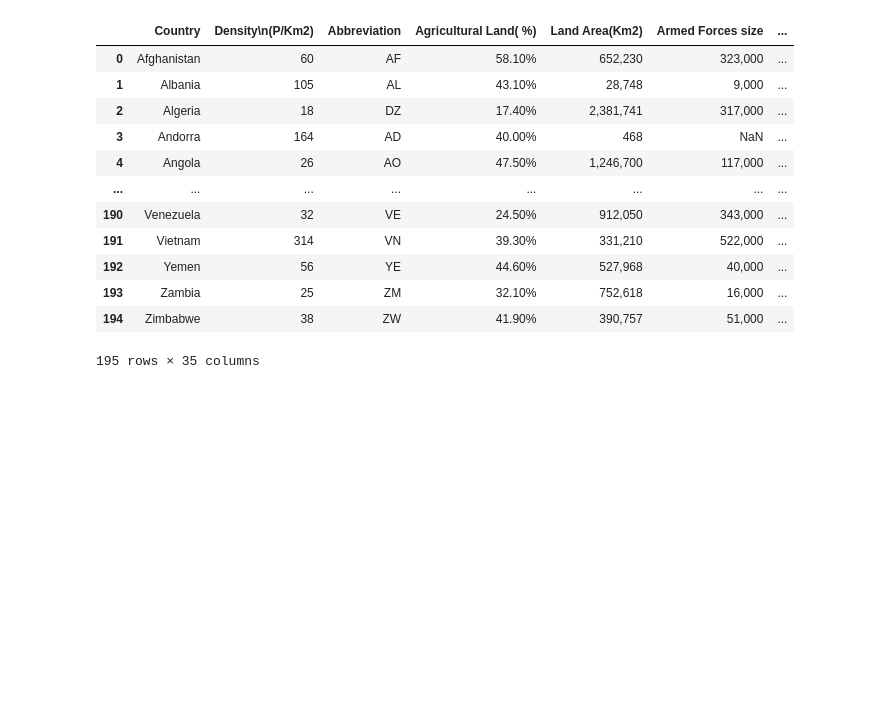
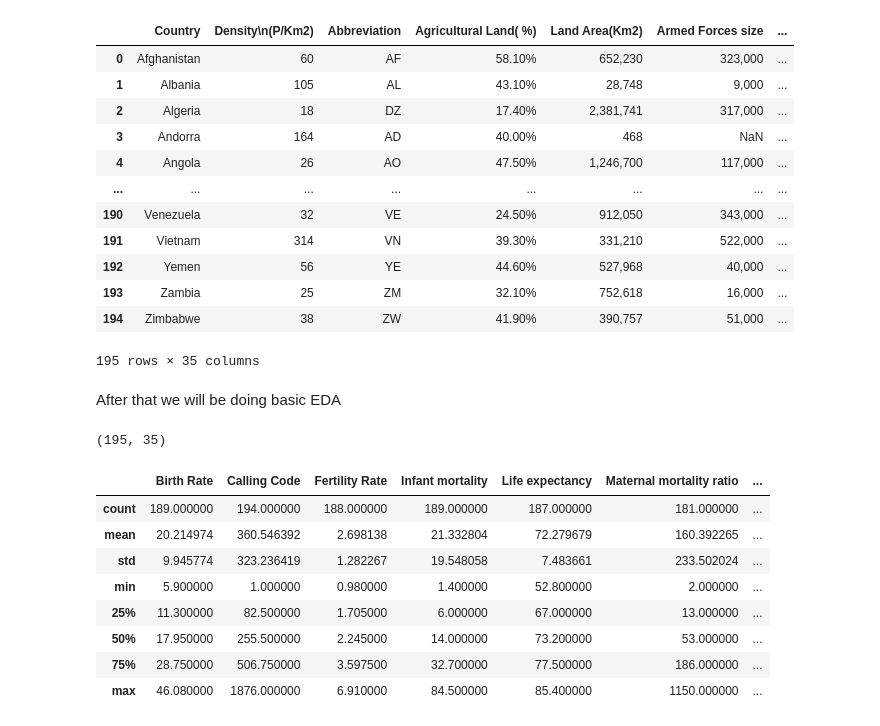
Before and after one commit to enricofindley/ds-project, a Jupyter notebook: country-well-being-index-prediction-with-xgboost.ipynb, the cells around one changed output. Drawn from its saved outputs; the diff is of its cells as text; code cells hidden in the pictures; blank space fills up the shorter version.

```diff
--- a/country-well-being-index-prediction-with-xgboost.ipynb
+++ b/country-well-being-index-prediction-with-xgboost.ipynb
@@ -35,3 +26,21 @@ df
 | 193 | Zambia | 25 | ZM | 32.10% | 752,618 | 16,000 | ... |
 | 194 | Zimbabwe | 38 | ZW | 41.90% | 390,757 | 51,000 | ... |
 195 rows × 35 columns
+# %% [markdown]
+After that we will be doing basic EDA
+# %%
+data.shape
+# %% [output]
+(195, 35)
+# %%
+data.describe()
+# %% [output]
+|  | Birth Rate | Calling Code | Fertility Rate | Infant mortality | Life expectancy | Maternal mortality ratio | ... |
+| count | 189.000000 | 194.000000 | 188.000000 | 189.000000 | 187.000000 | 181.000000 | ... |
+| mean | 20.214974 | 360.546392 | 2.698138 | 21.332804 | 72.279679 | 160.392265 | ... |
+| std | 9.945774 | 323.236419 | 1.282267 | 19.548058 | 7.483661 | 233.502024 | ... |
+| min | 5.900000 | 1.000000 | 0.980000 | 1.400000 | 52.800000 | 2.000000 | ... |
+| 25% | 11.300000 | 82.500000 | 1.705000 | 6.000000 | 67.000000 | 13.000000 | ... |
+| 50% | 17.950000 | 255.500000 | 2.245000 | 14.000000 | 73.200000 | 53.000000 | ... |
+| 75% | 28.750000 | 506.750000 | 3.597500 | 32.700000 | 77.500000 | 186.000000 | ... |
+| max | 46.080000 | 1876.000000 | 6.910000 | 84.500000 | 85.400000 | 1150.000000 | ... |
```
Also changed, not shown: parts of 13 cells of this notebook.
